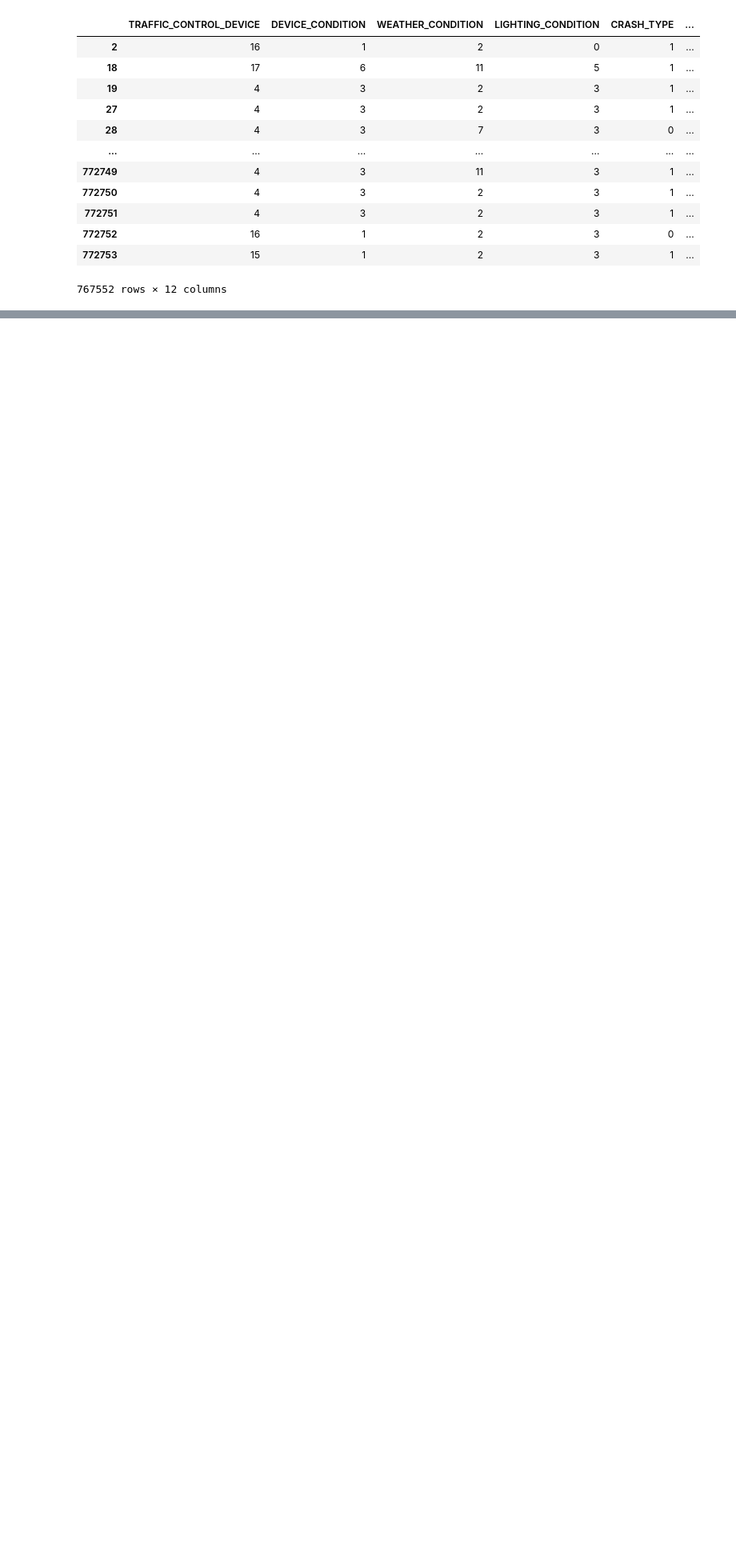
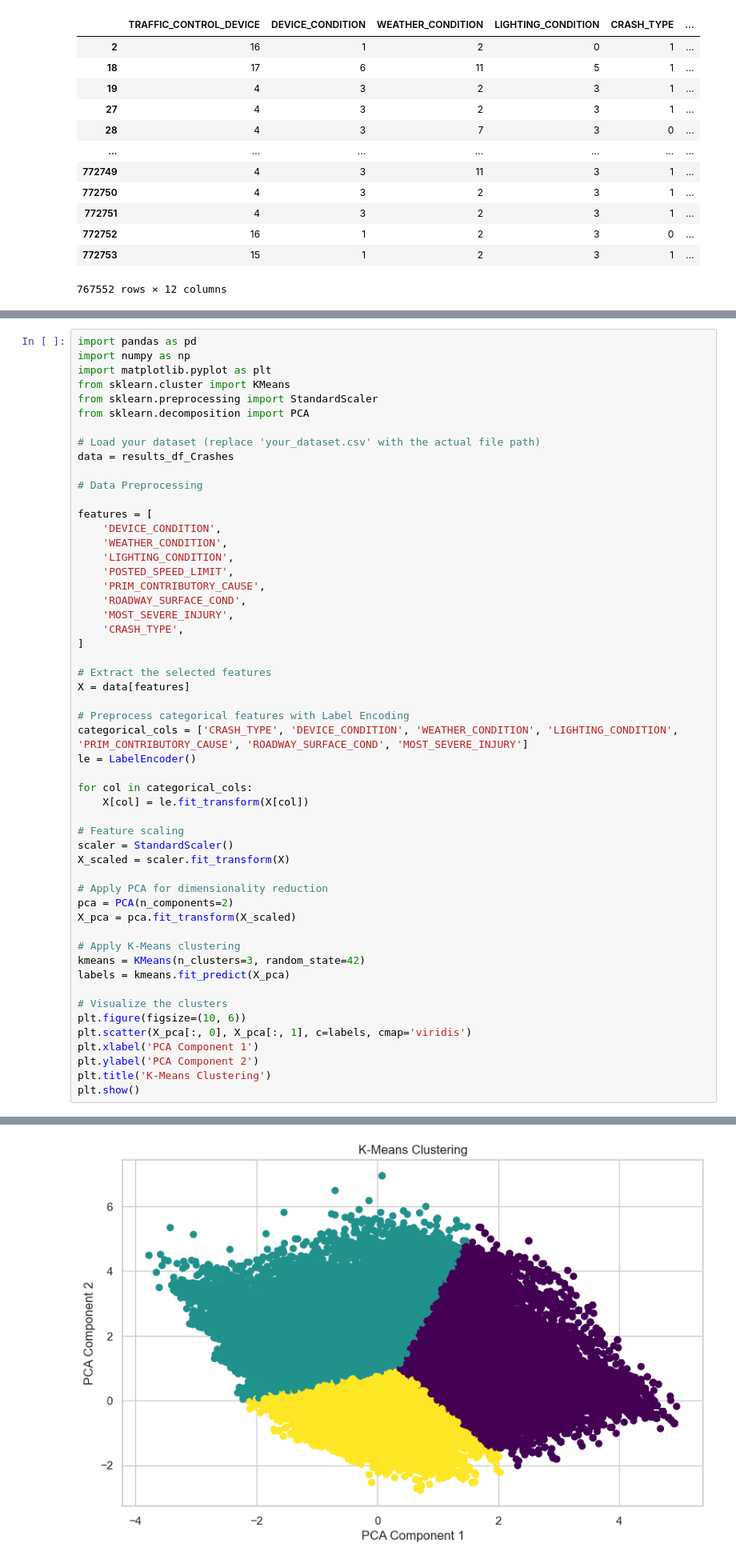
Before and after one commit to uic-cs418-traffic-crash-prediction/cs-418-traffic-crash-prediction, a Jupyter notebook: data_analysis.ipynb, the cells around one changed output, grey strips where cells are left out. Shown at 80% size. Saved outputs shown, nothing was run; the diff lists cells and outputs as text; blank space fills up the shorter version.

```diff
--- a/data_analysis.ipynb
+++ b/data_analysis.ipynb
@@ -317,0 +423,54 @@ for model_name, model in models:
+# %%
+import pandas as pd
+import numpy as np
+import matplotlib.pyplot as plt
+from sklearn.cluster import KMeans
+from sklearn.preprocessing import StandardScaler
+from sklearn.decomposition import PCA
+
+# Load your dataset (replace 'your_dataset.csv' with the actual file path)
+data = results_df_Crashes
+
+# Data Preprocessing
+
+features = [
+    'DEVICE_CONDITION',
+    'WEATHER_CONDITION',
+    'LIGHTING_CONDITION',
+    'POSTED_SPEED_LIMIT',
+    'PRIM_CONTRIBUTORY_CAUSE',
+    'ROADWAY_SURFACE_COND',
+    'MOST_SEVERE_INJURY',
+    'CRASH_TYPE',
+]
+
+# Extract the selected features
+X = data[features]
+
+# Preprocess categorical features with Label Encoding
+categorical_cols = ['CRASH_TYPE', 'DEVICE_CONDITION', 'WEATHER_CONDITION', 'LIGHTING_CONDITION', 'PRIM_CONTRIBUTORY_CAUSE', 'ROADWAY_SURFACE_COND', 'MOST_SEVERE_INJURY']
+le = LabelEncoder()
+
+for col in categorical_cols:
+    X[col] = le.fit_transform(X[col])
+
+# Feature scaling
+scaler = StandardScaler()
+X_scaled = scaler.fit_transform(X)
+
+# Apply PCA for dimensionality reduction
+pca = PCA(n_components=2)
+X_pca = pca.fit_transform(X_scaled)
+
+# Apply K-Means clustering
+kmeans = KMeans(n_clusters=3, random_state=42)
+labels = kmeans.fit_predict(X_pca)
+
+# Visualize the clusters
+plt.figure(figsize=(10, 6))
+plt.scatter(X_pca[:, 0], X_pca[:, 1], c=labels, cmap='viridis')
+plt.xlabel('PCA Component 1')
+plt.ylabel('PCA Component 2')
+plt.title('K-Means Clustering')
+plt.show()
+# %% [output]
@@ -317,0 +494 @@ for model_name, model in models:
+[figure, added]
```
Also changed, not shown: parts of 8 cells of this notebook.
